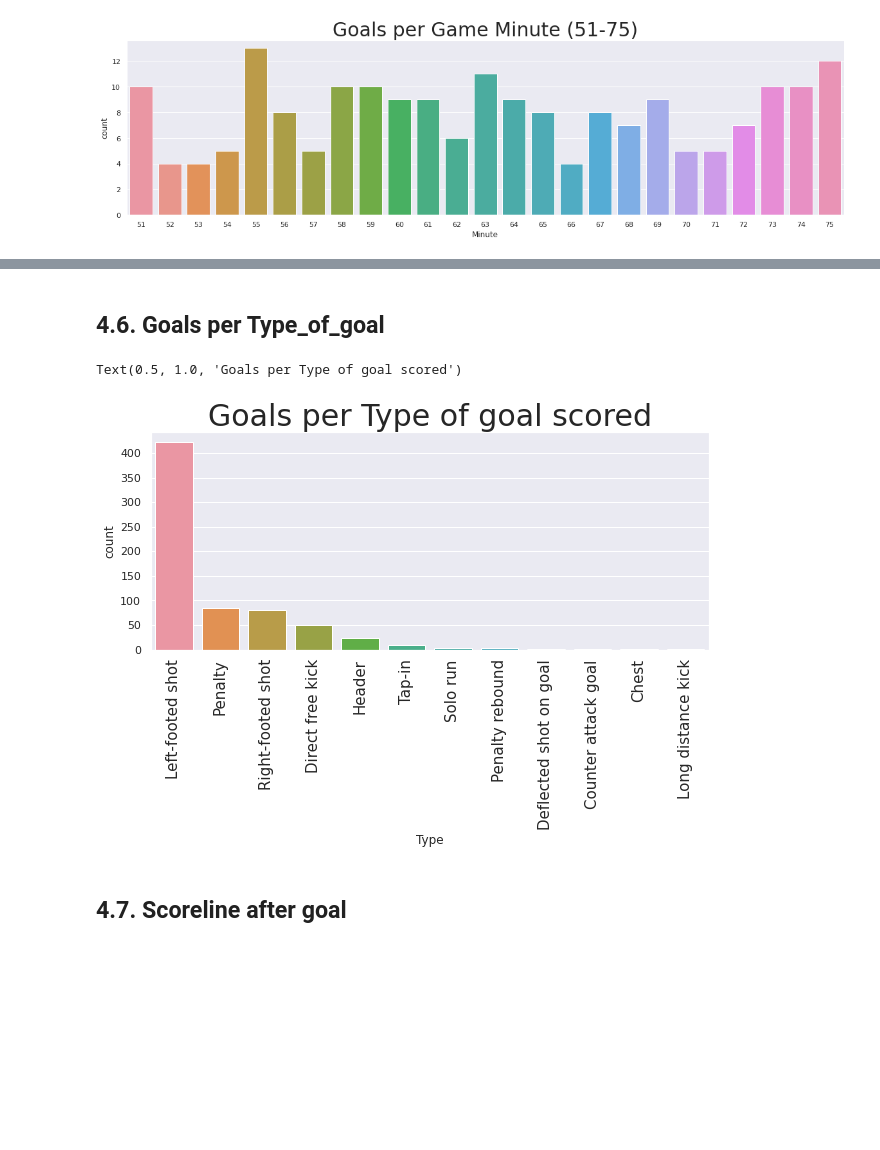
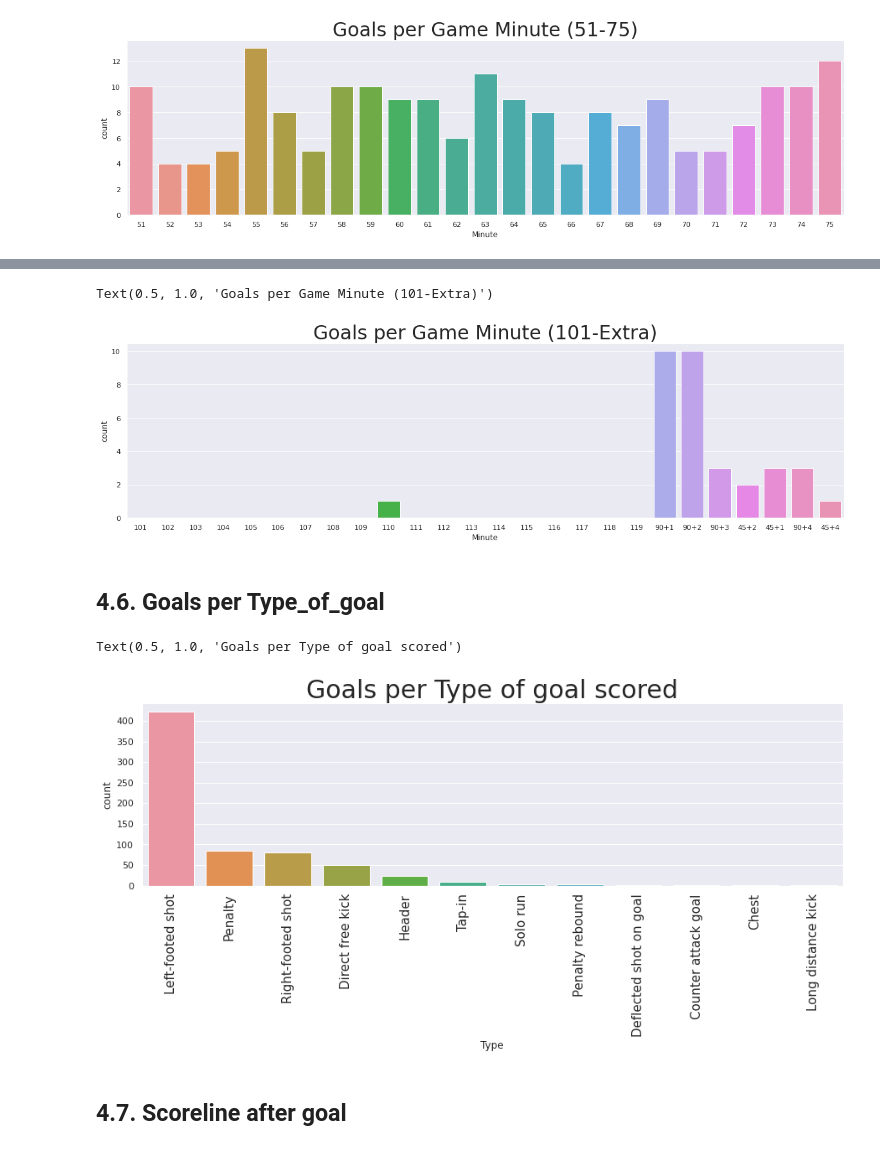
Before and after one commit to azminewasi/IBM-Machine-Learning, a Jupyter notebook: extended-eda-goals-lionel-messi.ipynb, the cells around one changed output, grey strips where cells are left out. Drawn from its saved outputs; the diff is of its cells as text; code cells hidden in the pictures; blank space fills up the shorter version.

Commit message:
Kaggle Notebook | ▶️ Lionel Messi 📊 Extended EDA ⚽ Goals  | Version 7

```diff
--- a/extended-eda-goals-lionel-messi.ipynb
+++ b/extended-eda-goals-lionel-messi.ipynb
@@ -183,13 +190,19 @@ Text(0.5, 1.0, 'Goals per Game Minute (51-75)')
+# %%
+p=sns.countplot(df['Minute'],order=mins5)
+p.axes.set_title("Goals per Game Minute (101-Extra)",fontsize=30)
+# %% [output]
+Text(0.5, 1.0, 'Goals per Game Minute (101-Extra)')
+[figure, added]
 # %% [markdown]
 ## 4.6. Goals per Type_of_goal
 # %%
-sns.set(rc={'figure.figsize':(10,4)})
+sns.set(rc={'figure.figsize':(15,4)})
 plt.xticks(fontsize=15,rotation='vertical')
 p=sns.countplot(df['Type'],hue_order=df.groupby('Competition'),order=df.Type.value_counts().sort_values(ascending=False).index)
 p.axes.set_title("Goals per Type of goal scored",fontsize=30)
 # %% [output]
 Text(0.5, 1.0, 'Goals per Type of goal scored')
-[figure, old version]
+[figure, new version]
 # %% [markdown]
 ## 4.7. Scoreline after goal
 # %%
```
Also changed, not shown: parts of 14 cells of this notebook.
